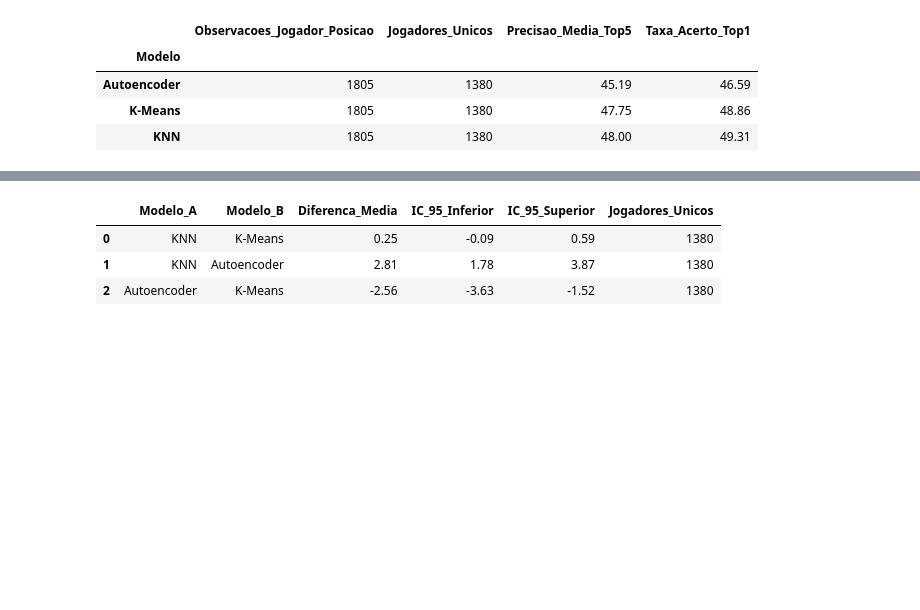
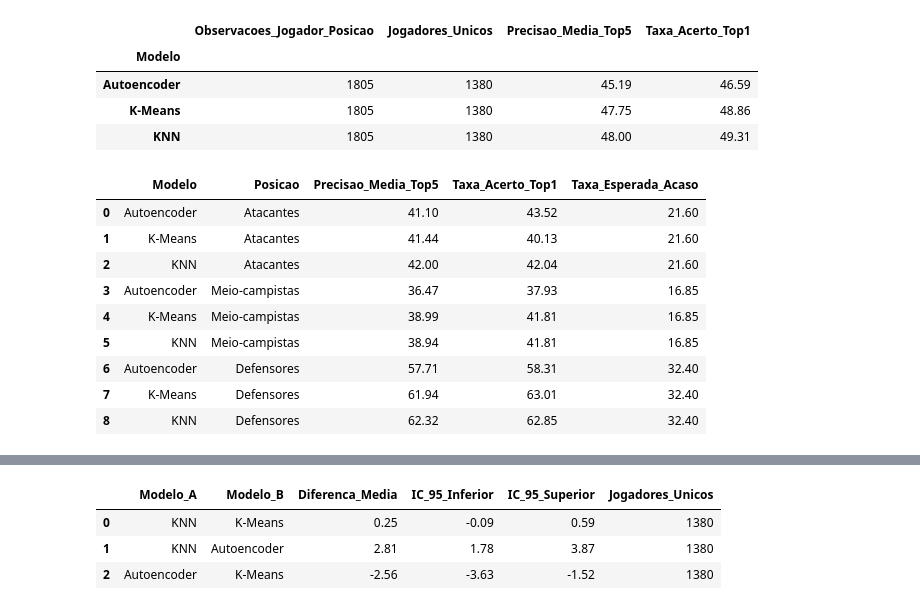
Before and after one commit to bmlogs64/TCC-Futebol-ML, a Jupyter notebook: TCC_Futebol.ipynb, the cells around one changed output, grey strips where cells are left out. Drawn from its saved outputs; the diff is of its cells as text; code cells hidden in the pictures; blank space fills up the shorter version.

```diff
--- a/TCC_Futebol.ipynb
+++ b/TCC_Futebol.ipynb
@@ -7934,3 +7932,89 @@ display(
 | Autoencoder | 1805 | 1380 | 45.19 | 46.59 |
 | K-Means | 1805 | 1380 | 47.75 | 48.86 |
 | KNN | 1805 | 1380 | 48.00 | 49.31 |
+# %%
+tabela_resultados_por_posicao = pd.concat(
+    [
+        (
+            resumo_complementar_fw
+            .reset_index()
+            .assign(
+                Posicao="Atacantes",
+                Taxa_Esperada_Acaso=
+                    taxa_aleatoria_subposicao
+            )
+        ),
+
+        (
+            analise_mf[
+                "resumo"
+            ]
+            .reset_index()
+            .assign(
+                Posicao="Meio-campistas",
+                Taxa_Esperada_Acaso=
+                    analise_mf[
+                        "taxa_aleatoria"
+                    ]
+            )
+        ),
+
+        (
+            resumo_df_corrigido
+            .reset_index()
+            .assign(
+                Posicao="Defensores",
+                Taxa_Esperada_Acaso=
+                    taxa_aleatoria_df
+            )
+        )
+    ],
+    ignore_index=True
+)
+
+
+tabela_resultados_por_posicao = (
+    tabela_resultados_por_posicao[
+        [
+            "Modelo",
+            "Posicao",
+            "Precisao_Media_Top5",
+            "Taxa_Acerto_Top1",
+            "Taxa_Esperada_Acaso"
+        ]
+    ]
+)
+
+
+tabela_resultados_por_posicao[
+    [
+        "Precisao_Media_Top5",
+        "Taxa_Acerto_Top1",
+        "Taxa_Esperada_Acaso"
+    ]
+] = (
+    tabela_resultados_por_posicao[
+        [
+            "Precisao_Media_Top5",
+            "Taxa_Acerto_Top1",
+            "Taxa_Esperada_Acaso"
+        ]
+    ]
+    .round(2)
+)
+
+
+display(
+    tabela_resultados_por_posicao
+)
+# %% [output]
+|  | Modelo | Posicao | Precisao_Media_Top5 | Taxa_Acerto_Top1 | Taxa_Esperada_Acaso |
+| 0 | Autoencoder | Atacantes | 41.10 | 43.52 | 21.60 |
+| 1 | K-Means | Atacantes | 41.44 | 40.13 | 21.60 |
+| 2 | KNN | Atacantes | 42.00 | 42.04 | 21.60 |
+| 3 | Autoencoder | Meio-campistas | 36.47 | 37.93 | 16.85 |
+| 4 | K-Means | Meio-campistas | 38.99 | 41.81 | 16.85 |
+| 5 | KNN | Meio-campistas | 38.94 | 41.81 | 16.85 |
+| 6 | Autoencoder | Defensores | 57.71 | 58.31 | 32.40 |
+| 7 | K-Means | Defensores | 61.94 | 63.01 | 32.40 |
+| 8 | KNN | Defensores | 62.32 | 62.85 | 32.40 |
```
Also changed, not shown: parts of 13 cells of this notebook.
